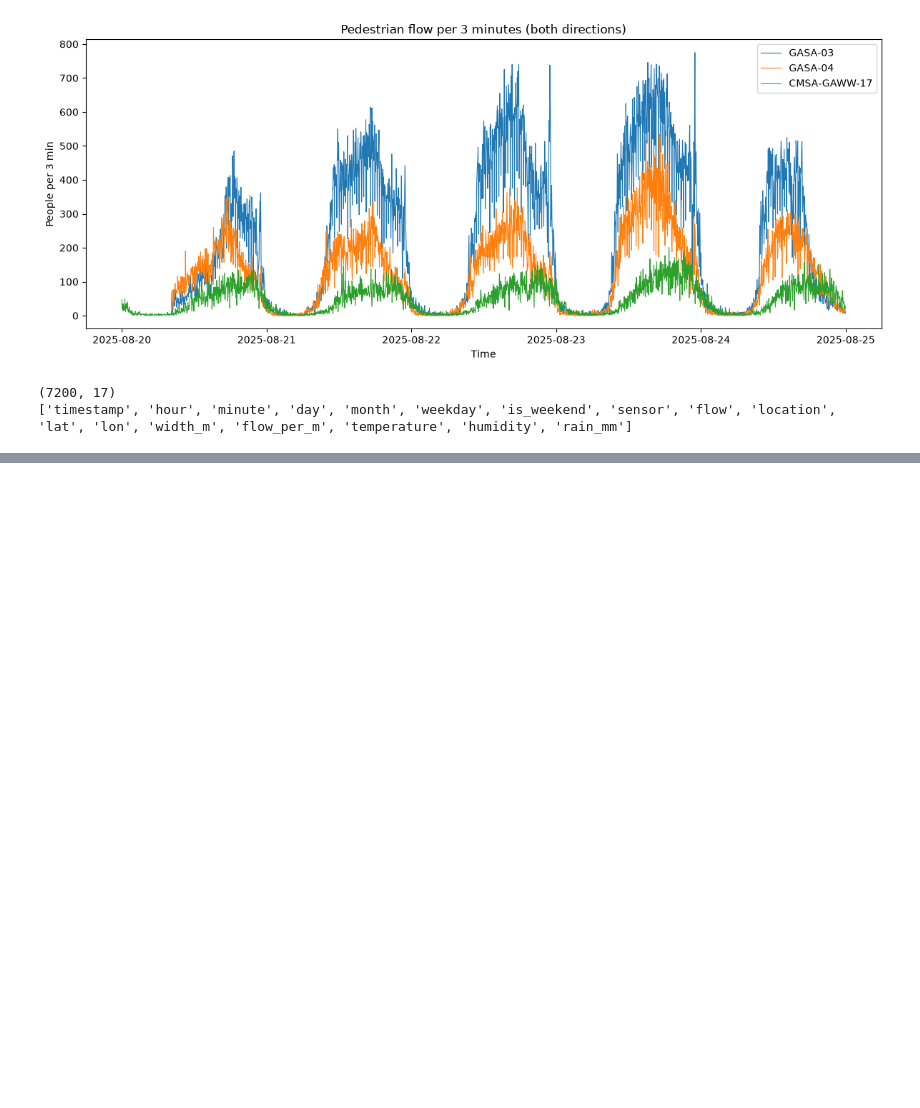
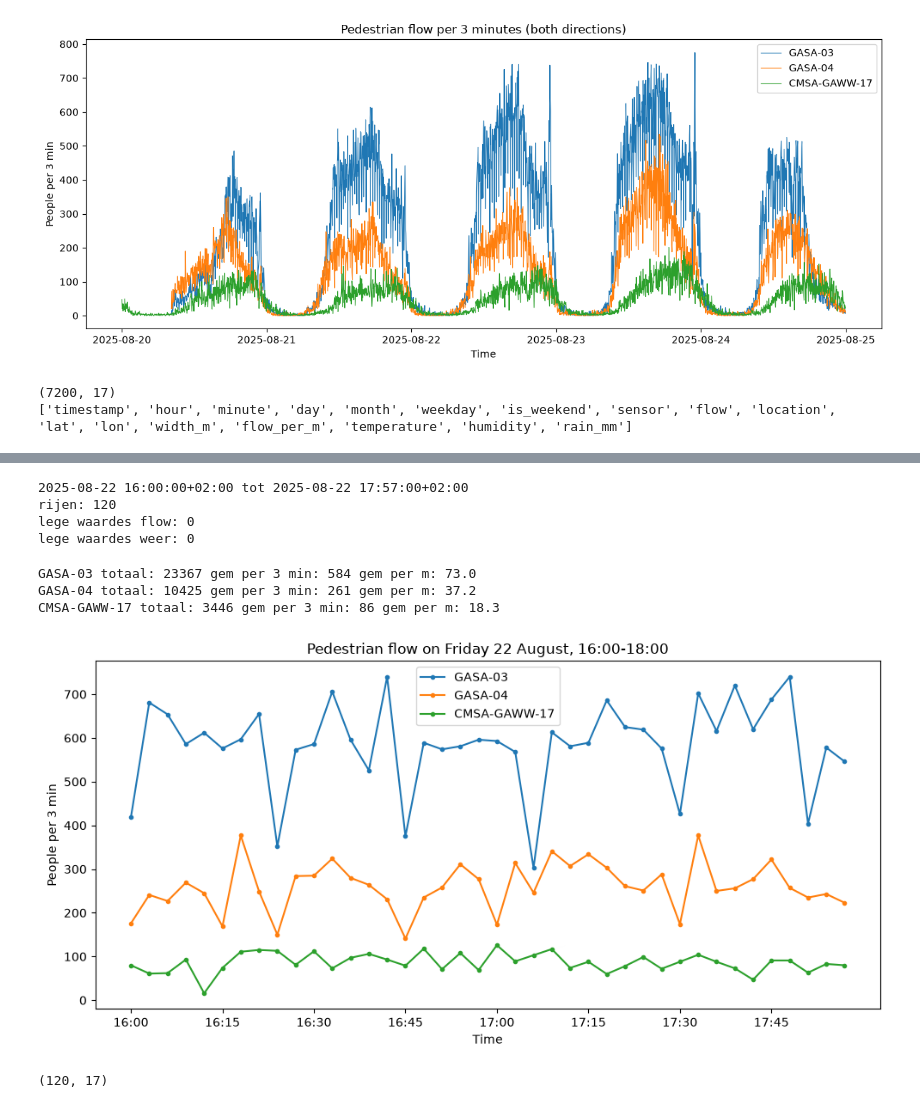
Before and after one commit to iweidema/TIL6022Group2, a Jupyter notebook: notebooks/data_cleaning.ipynb, the cells around one changed output, grey strips where cells are left out. Cells and saved outputs as stored; diff of their text form; code cells hidden in the pictures; blank space fills up the shorter version.

Commit message:
Analyseperiode vrijdag 22 aug 16:00-18:00 geselecteerd
- Nieuwe sectie in data_cleaning.ipynb met onderbouwing en grafiek
- data/processed/analyse_22aug_16-18.csv toegevoegd
- README bijgewerkt

```diff
--- a/notebooks/data_cleaning.ipynb
+++ b/notebooks/data_cleaning.ipynb
@@ -240,0 +248,45 @@ print(df_long.columns.tolist())
+# %%
+start = pd.Timestamp("2025-08-22 16:00", tz="Europe/Amsterdam")
+end = pd.Timestamp("2025-08-22 18:00", tz="Europe/Amsterdam")
+
+df_window = df_long[(df_long["timestamp"] >= start) & (df_long["timestamp"] < end)].copy()
+
+print(df_window["timestamp"].min(), "tot", df_window["timestamp"].max())
+print("rijen:", len(df_window))
+print("lege waardes flow:", df_window["flow"].isna().sum())
+print("lege waardes weer:", df_window["temperature"].isna().sum())
+# %% [output]
+2025-08-22 16:00:00+02:00 tot 2025-08-22 17:57:00+02:00
+rijen: 120
+lege waardes flow: 0
+lege waardes weer: 0
+# %%
+# totaal en gemiddelde per sensor in het tijdvak
+for sensor in sensors:
+    data = df_window[df_window["sensor"] == sensor]
+    print(sensor, "totaal:", int(data["flow"].sum()), "gem per 3 min:", round(data["flow"].mean()), "gem per m:", round(data["flow_per_m"].mean(), 1))
+# %% [output]
+GASA-03 totaal: 23367 gem per 3 min: 584 gem per m: 73.0
+GASA-04 totaal: 10425 gem per 3 min: 261 gem per m: 37.2
+CMSA-GAWW-17 totaal: 3446 gem per 3 min: 86 gem per m: 18.3
+# %%
+fig, ax = plt.subplots(figsize=(10, 5))
+for sensor in sensors:
+    data = df_window[df_window["sensor"] == sensor]
+    ax.plot(data["timestamp"].dt.strftime("%H:%M"), data["flow"], label=sensor, marker="o", markersize=3)
+
+ax.set_title("Pedestrian flow on Friday 22 August, 16:00-18:00")
+ax.set_xlabel("Time")
+ax.set_ylabel("People per 3 min")
+ax.set_xticks(range(0, 40, 5))
+ax.legend()
+plt.tight_layout()
+plt.savefig("../figures/flow_22aug_16-18.png", dpi=150)
+plt.show()
+# %% [output]
+[figure, added]
+# %%
+df_window.to_csv("../data/processed/analyse_22aug_16-18.csv", index=False)
+print(df_window.shape)
+# %% [output]
+(120, 17)
```
Also changed, not shown: parts of 1 cell of this notebook, 3 other files.
